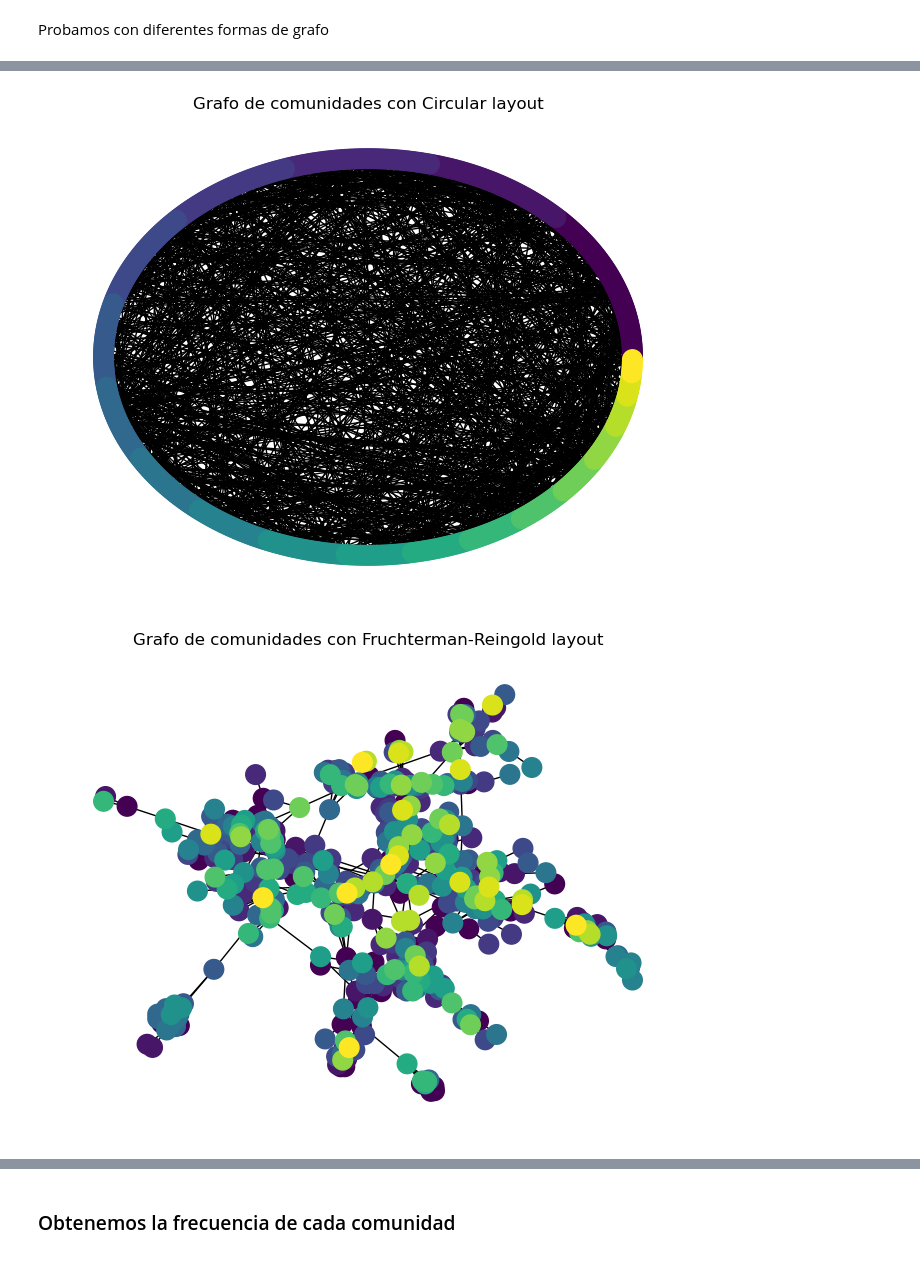
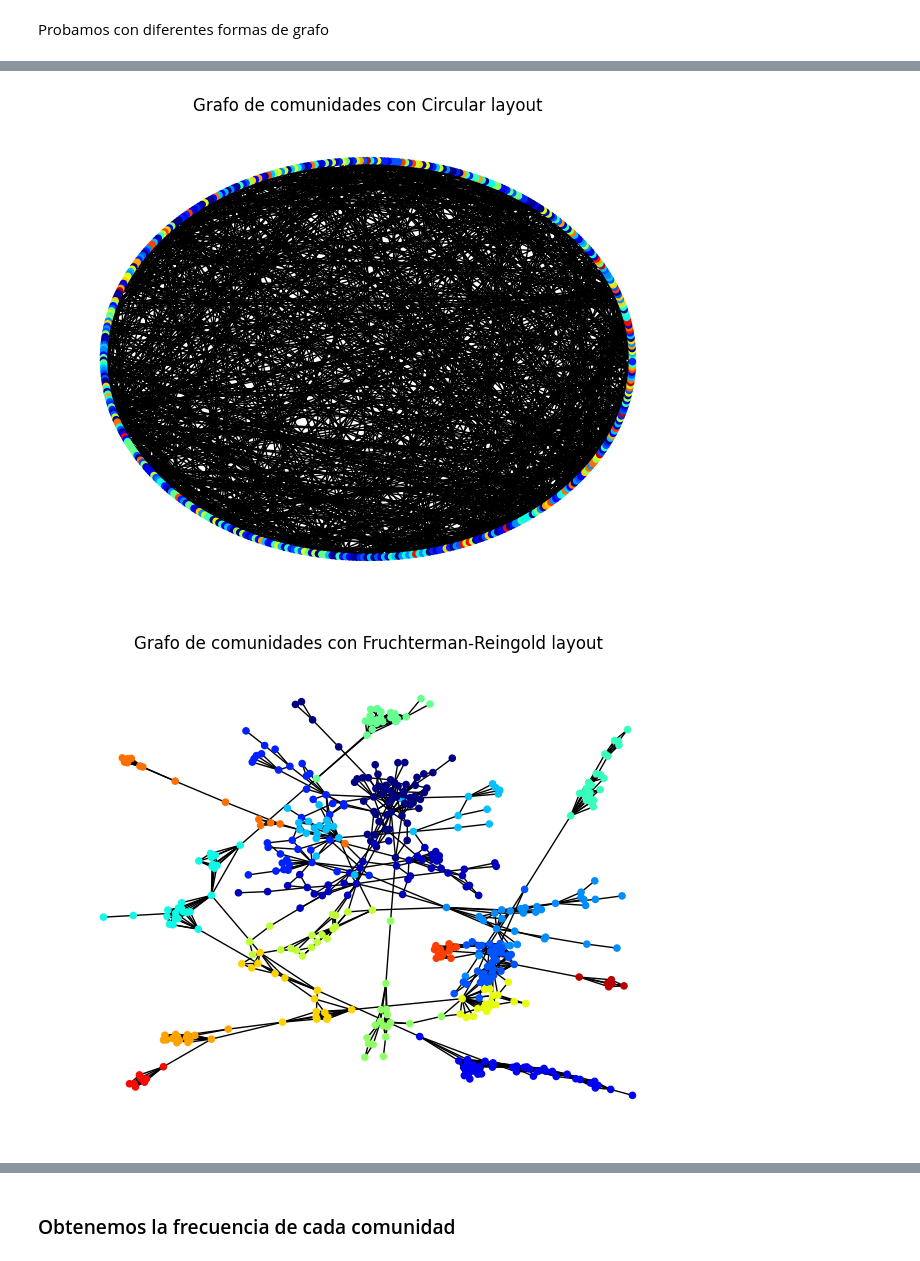
Before and after one commit to adrianGayo/Amazon_redes_geneticos, a Jupyter notebook: amazon.ipynb, the cells around one changed output, grey strips where cells are left out. Cells and saved outputs as stored; diff of their text form; code cells hidden in the pictures.

Commit message:
cambios representaciones visuales y distribucion tamaño comunidades. Eliminacion de algun error.

```diff
--- a/amazon.ipynb
+++ b/amazon.ipynb
@@ -102,18 +106,20 @@ print(leiden_coms)
 
 coms = {k:v[0] for k,v in leiden_coms.items()}
 
-# Crear un diccionario que asigna colores únicos a cada comunidad
-colores_comunidades = {comunidad: idx for idx, comunidad in enumerate(set(coms.values()))}
+# Crear un diccionario de colores para cada comunidad
+colores_comunidades = {}
+for comunidad in set(coms.values()):
+    colores_comunidades[comunidad] = plt.cm.jet(comunidad / len(set(coms.values())))
 
-# Obtener colores para cada nodo según su comunidad
-colores_nodos = [colores_comunidades[comunidad] for comunidad in coms.values()]
+# Asignar colores a los nodos según su comunidad
+colores_nodos = [colores_comunidades[coms[nodo]] for nodo in G.nodes]
 
 print(colores_nodos)
 
 # Visualizar el grafo con las comunidades coloreadas
 #pos = nx.spring_layout(G)
 pos = nx.kamada_kawai_layout(G)  # Utilizamos kamada_kawai_layout para organizar los nodos de manera estructurada
-nx.draw(G, pos, with_labels=False, font_weight='bold', node_size=200, font_size=8, node_color=colores_nodos)
+nx.draw(G, pos, with_labels=False, font_weight='bold', node_size=20, font_size=8, node_color=colores_nodos)
 
 plt.title("Grafo de comunidades mediante el algoritmo de Leiden")
 # Mostrar el gráfico
@@ -127,25 +133,25 @@ Probamos con diferentes formas de grafo
 # %%
 #Spring layout
 pos = nx.spring_layout(G)
-nx.draw(G, pos, with_labels=False, font_weight='bold', node_size=200, font_size=8, node_color=colores_nodos)
+nx.draw(G, pos, with_labels=False, font_weight='bold', node_size=20, font_size=8, node_color=colores_nodos)
 plt.title("Grafo de comunidades con Spring layout")
 plt.show()
 
 #Circular layout
 pos = nx.circular_layout(G)
-nx.draw(G, pos, with_labels=False, font_weight='bold', node_size=200, font_size=8, node_color=colores_nodos)
+nx.draw(G, pos, with_labels=False, font_weight='bold', node_size=20, font_size=8, node_color=colores_nodos)
 plt.title("Grafo de comunidades con Circular layout")
 plt.show()
 
 #Fruchterman-Reingold layout
 pos = nx.fruchterman_reingold_layout(G)
-nx.draw(G, pos, with_labels=False, font_weight='bold', node_size=200, font_size=8, node_color=colores_nodos)
+nx.draw(G, pos, with_labels=False, font_weight='bold', node_size=20, font_size=8, node_color=colores_nodos)
 plt.title("Grafo de comunidades con Fruchterman-Reingold layout")
 plt.show()
 
 #Spectral layout
 pos = nx.spectral_layout(G)
-nx.draw(G, pos, with_labels=False, font_weight='bold', node_size=200, font_size=8, node_color=colores_nodos)
+nx.draw(G, pos, with_labels=False, font_weight='bold', node_size=20, font_size=8, node_color=colores_nodos)
 plt.title("Grafo de comunidades con Spectral layout")
 plt.show()
 # %% [output]
@@ -153,2 +159,2 @@ plt.show()
-[figure, old version]
+[figure, new version]
-[figure, old version]
+[figure, new version]
```
Also changed, not shown: parts of 12 cells of this notebook.
